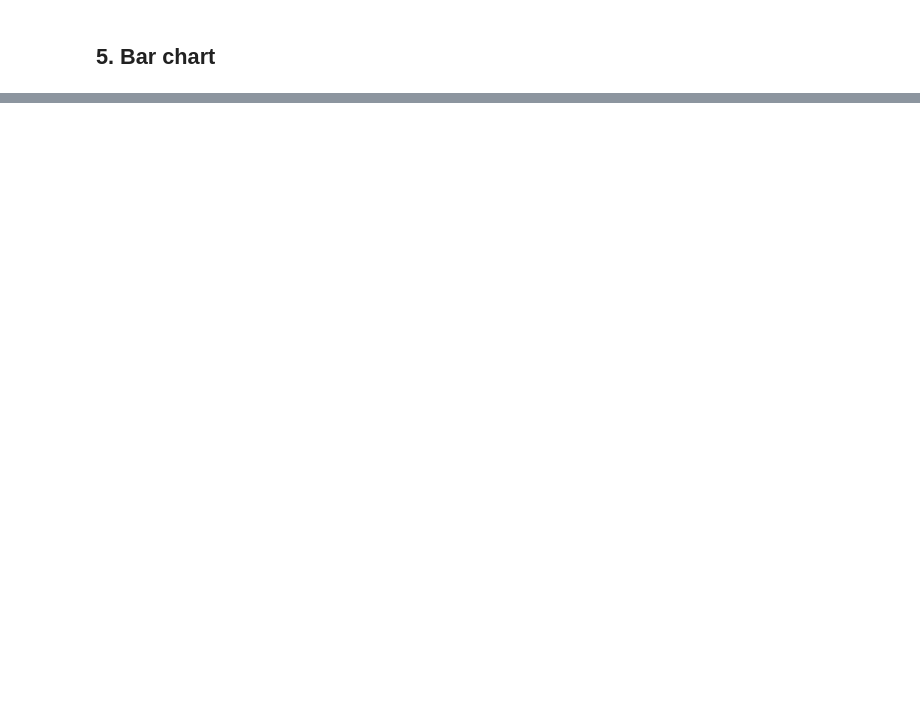
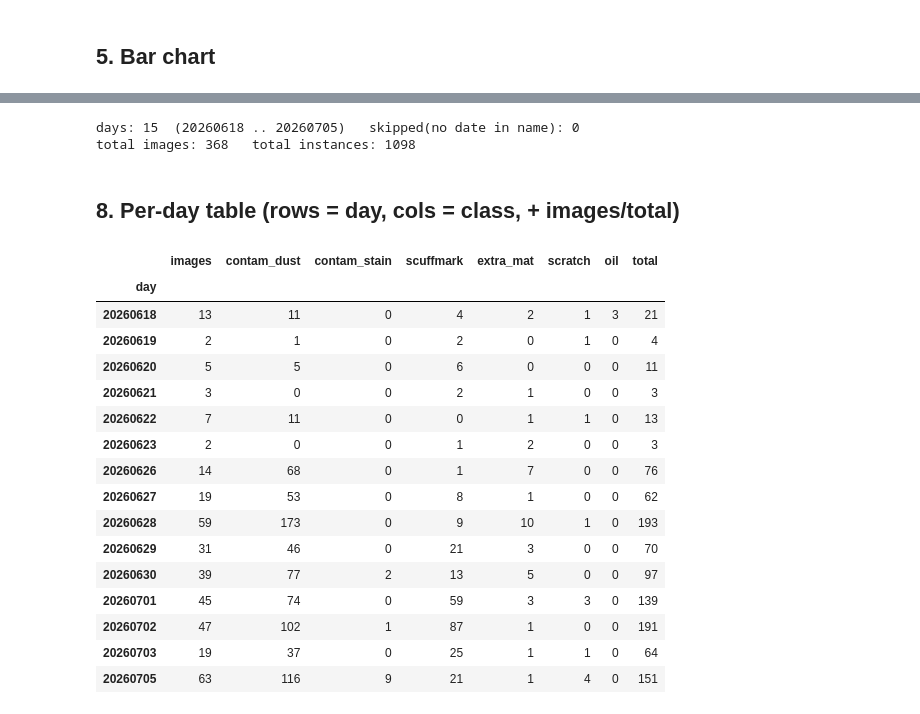
Before and after one commit to northlnwza/WD_Internship, a Jupyter notebook: Analysis/count_classes.ipynb, the cells around one changed output, grey strips where cells are left out. Saved outputs shown, nothing was run; the diff lists cells and outputs as text; code cells hidden in the pictures; blank space fills up the shorter version.

```diff
--- a/Analysis/count_classes.ipynb
+++ b/Analysis/count_classes.ipynb
@@ -94,0 +151,62 @@ print('saved:', out_png)
+# %%
+import re
+import numpy as np
+
+DATE_RE = re.compile(r'_(\d{8})_')
+
+day_class = {}          # {day: Counter{class_id: n_instances}}
+day_imgs  = Counter()   # {day: n_label_files (= images)}
+skipped = 0
+for txt in LABEL_DIR.glob('*.txt'):
+    m = DATE_RE.search(txt.name)
+    if not m:
+        skipped += 1
+        continue
+    day = m.group(1)
+    day_imgs[day] += 1
+    dc = day_class.setdefault(day, Counter())
+    for ln in txt.read_text().splitlines():
+        if ln.strip():
+            dc[int(ln.split()[0])] += 1
+
+days = sorted(day_imgs)
+print(f'days: {len(days)}  ({days[0]} .. {days[-1]})   skipped(no date in name): {skipped}')
+print(f'total images: {sum(day_imgs.values())}   total instances: {sum(sum(c.values()) for c in day_class.values())}')
+# %% [output]
+days: 15  (20260618 .. 20260705)   skipped(no date in name): 0
+total images: 368   total instances: 1098
+# %% [markdown]
+## 8. Per-day table  (rows = day, cols = class, + images/total)
+# %%
+ids  = sorted(set(id2name) | {c for dc in day_class.values() for c in dc})
+cols = [id2name.get(c, f'UNKNOWN_{c}') for c in ids]
+
+rows = []
+for d in days:
+    dc = day_class[d]
+    row = {'day': d, 'images': day_imgs[d]}
+    for cid, name in zip(ids, cols):
+        row[name] = dc.get(cid, 0)
+    row['total'] = sum(dc.values())
+    rows.append(row)
+
+day_df = pd.DataFrame(rows).set_index('day')
+day_df
+# %% [output]
+|  | images | contam_dust | contam_stain | scuffmark | extra_mat | scratch | oil | total |
+| day |  |  |  |  |  |  |  |  |
+| 20260618 | 13 | 11 | 0 | 4 | 2 | 1 | 3 | 21 |
+| 20260619 | 2 | 1 | 0 | 2 | 0 | 1 | 0 | 4 |
+| 20260620 | 5 | 5 | 0 | 6 | 0 | 0 | 0 | 11 |
+| 20260621 | 3 | 0 | 0 | 2 | 1 | 0 | 0 | 3 |
+| 20260622 | 7 | 11 | 0 | 0 | 1 | 1 | 0 | 13 |
+| 20260623 | 2 | 0 | 0 | 1 | 2 | 0 | 0 | 3 |
+| 20260626 | 14 | 68 | 0 | 1 | 7 | 0 | 0 | 76 |
+| 20260627 | 19 | 53 | 0 | 8 | 1 | 0 | 0 | 62 |
+| 20260628 | 59 | 173 | 0 | 9 | 10 | 1 | 0 | 193 |
+| 20260629 | 31 | 46 | 0 | 21 | 3 | 0 | 0 | 70 |
+| 20260630 | 39 | 77 | 2 | 13 | 5 | 0 | 0 | 97 |
+| 20260701 | 45 | 74 | 0 | 59 | 3 | 3 | 0 | 139 |
+| 20260702 | 47 | 102 | 1 | 87 | 1 | 0 | 0 | 191 |
+| 20260703 | 19 | 37 | 0 | 25 | 1 | 1 | 0 | 64 |
+| 20260705 | 63 | 116 | 9 | 21 | 1 | 4 | 0 | 151 |
```
Also changed, not shown: parts of 18 cells of this notebook, 1 other file.
